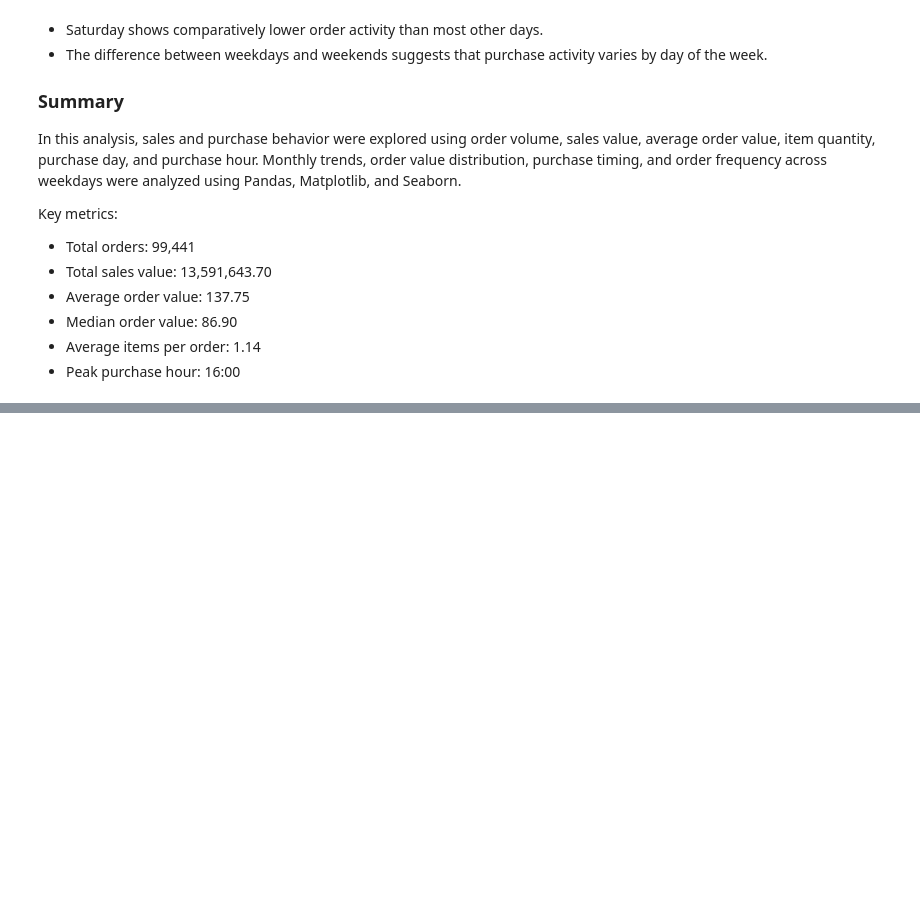
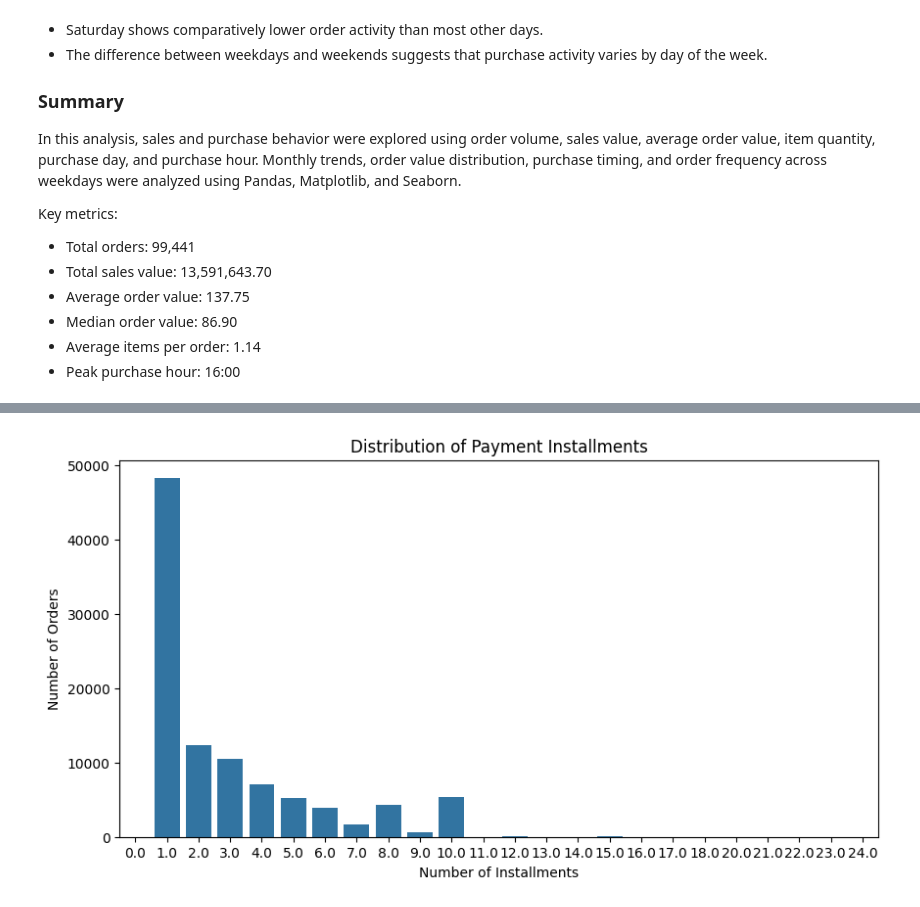
Before and after one commit to PranjaliSBidwe/E-Commerce_Sales_Customer_Behavior_Analysis, a Jupyter notebook: 01_data_understanding.ipynb, the cells around one changed output, grey strips where cells are left out. Saved outputs shown, nothing was run; the diff lists cells and outputs as text; code cells hidden in the pictures; blank space fills up the shorter version.

```diff
--- a/01_data_understanding.ipynb
+++ b/01_data_understanding.ipynb
@@ -1436,0 +1553,8 @@ Key metrics:
+# %%
+installment_counts = (
+    df_clean['installments']
+    .value_counts()
+    .sort_index()
+)
+
+installment_counts
@@ -1436,0 +1579,14 @@ Key metrics:
+# %%
+plt.figure(figsize=(10, 5))
+
+sns.barplot(
+    x=installment_counts.index,
+    y=installment_counts.values
+)
+
+plt.title('Distribution of Payment Installments')
+plt.xlabel('Number of Installments')
+plt.ylabel('Number of Orders')
+plt.show()
+# %% [output]
+[figure, added]
```
Also changed, not shown: parts of 14 cells of this notebook.
